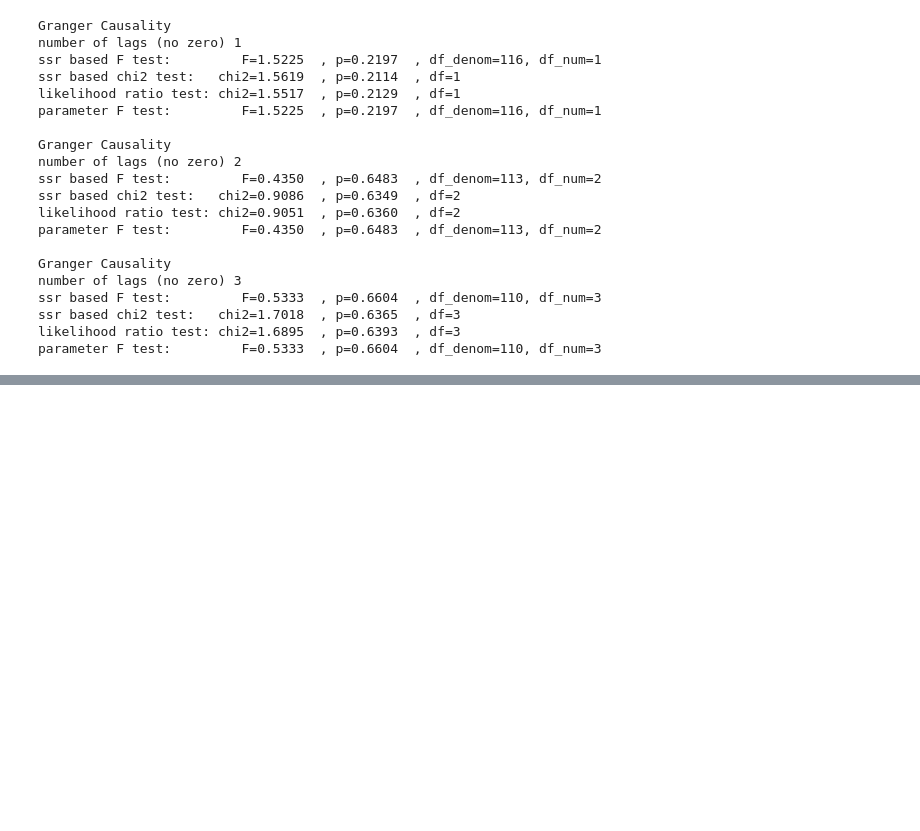
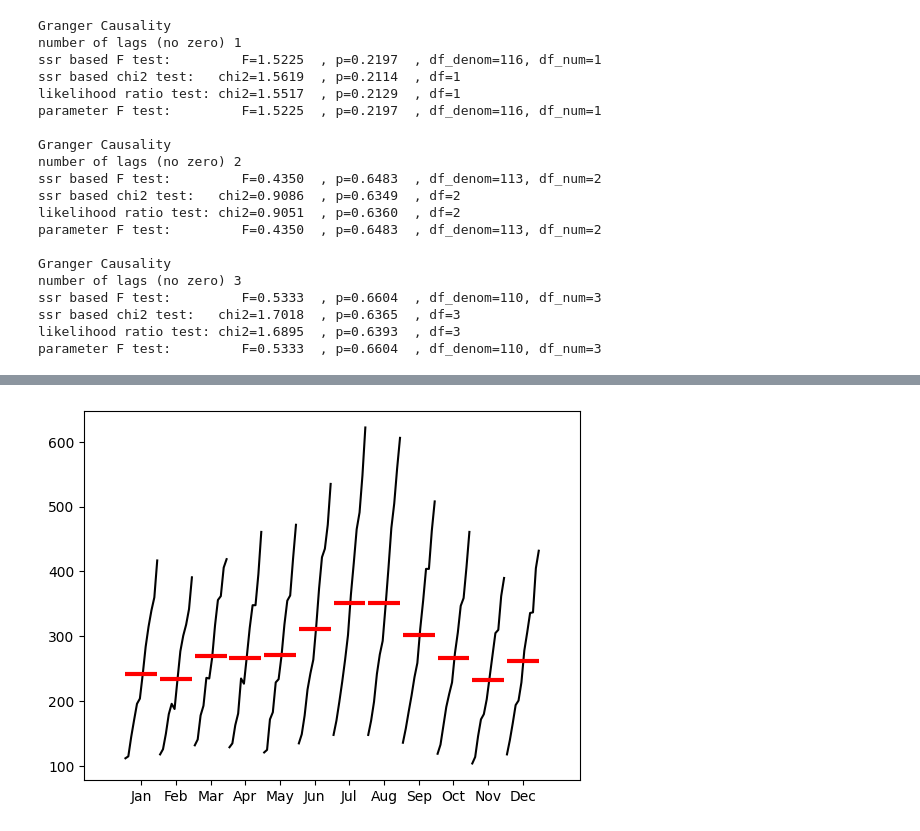
Before and after one commit to nmaiya/ColabTimeSeries, a Jupyter notebook: Descriptive_Statistics_and_Tests.ipynb, the cells around one changed output, grey strips where cells are left out. Saved outputs shown, nothing was run; the diff lists cells and outputs as text; code cells hidden in the pictures; blank space fills up the shorter version.

```diff
--- a/Descriptive_Statistics_and_Tests.ipynb
+++ b/Descriptive_Statistics_and_Tests.ipynb
@@ -188,0 +228,4 @@ parameter F test:         F=0.5333  , p=0.6604  , df_denom=110, df_num=3
+# %%
+month_plot(airPass['Thousands of Passengers']);
+# %% [output]
+[figure, added]
```
Also changed, not shown: parts of 10 cells of this notebook.
